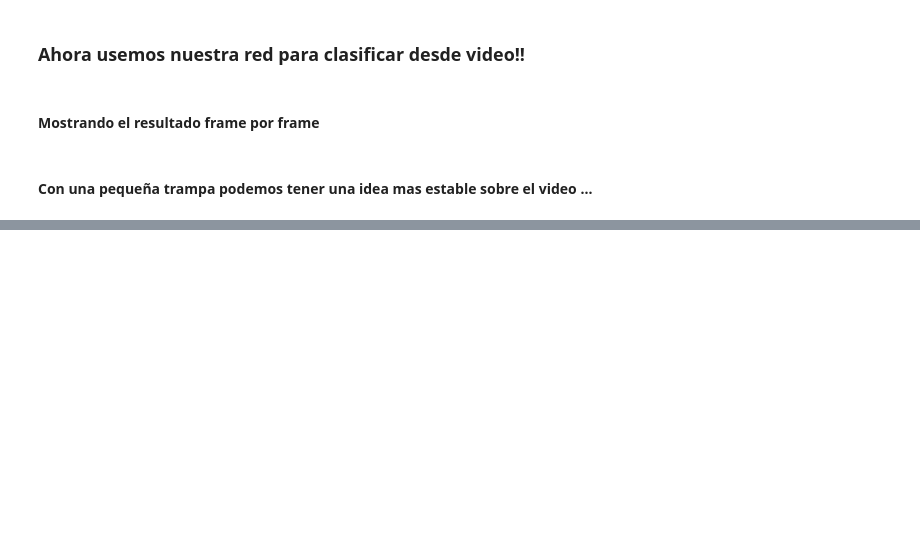
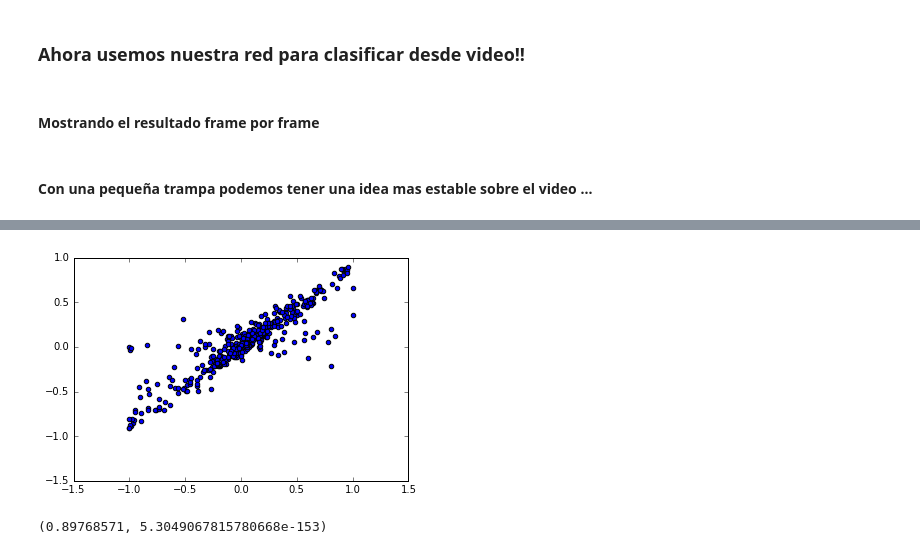
Before and after one commit to celiacintas/star_wars_hackathon, a Jupyter notebook: Introduccion a Deep Learning y Lasagne.ipynb, the cells around one changed output, grey strips where cells are left out. Saved outputs shown, nothing was run; the diff lists cells and outputs as text; code cells hidden in the pictures; blank space fills up the shorter version.

```diff
--- a/Introduccion a Deep Learning y Lasagne.ipynb
+++ b/Introduccion a Deep Learning y Lasagne.ipynb
@@ -508,0 +521,22 @@ images_to_file_xml("data/boxes/")
+# %%
+from sklearn import preprocessing
+
+def load_coordinates():
+    """Load images and target class for Falcon, Lambda and K-wing ships."""
+    df = images_to_file_coordinates()
+    df['Image'] = df['Image'].apply(lambda im: np.fromstring(im, sep=' '))
+
+    X = np.vstack(df['Image'].values) / 255.  # scale pixel values to [0, 1]
+    X = X.astype(np.float32)
+
+    y = df[['x_0', 'y_0', 'x_1', 'y_1', 'x_2', 'y_2']].values
+
+    minmax = preprocessing.MinMaxScaler(feature_range=(-1, 1), copy=True)
+    y = minmax.fit_transform(y)
+
+    X, y = shuffle(X, y, random_state=42)
+    y = y.astype(np.float32)
+
+    return X, y, minmax
+# %%
+X_coor, y_coor, minmax = load_coordinates()
@@ -508,0 +638,9 @@ images_to_file_xml("data/boxes/")
+# %%
+from scipy.stats import pearsonr
+plt.clf()
+plt.scatter(y_test, net_coor.predict(X_test))
+plt.show()
+pearsonr(y_test.ravel(), net_coor.predict(X_test).ravel())
+# %% [output]
+[figure, added]
+(0.89768571, 5.3049067815780668e-153)
```
Also changed, not shown: parts of 22 cells of this notebook.
